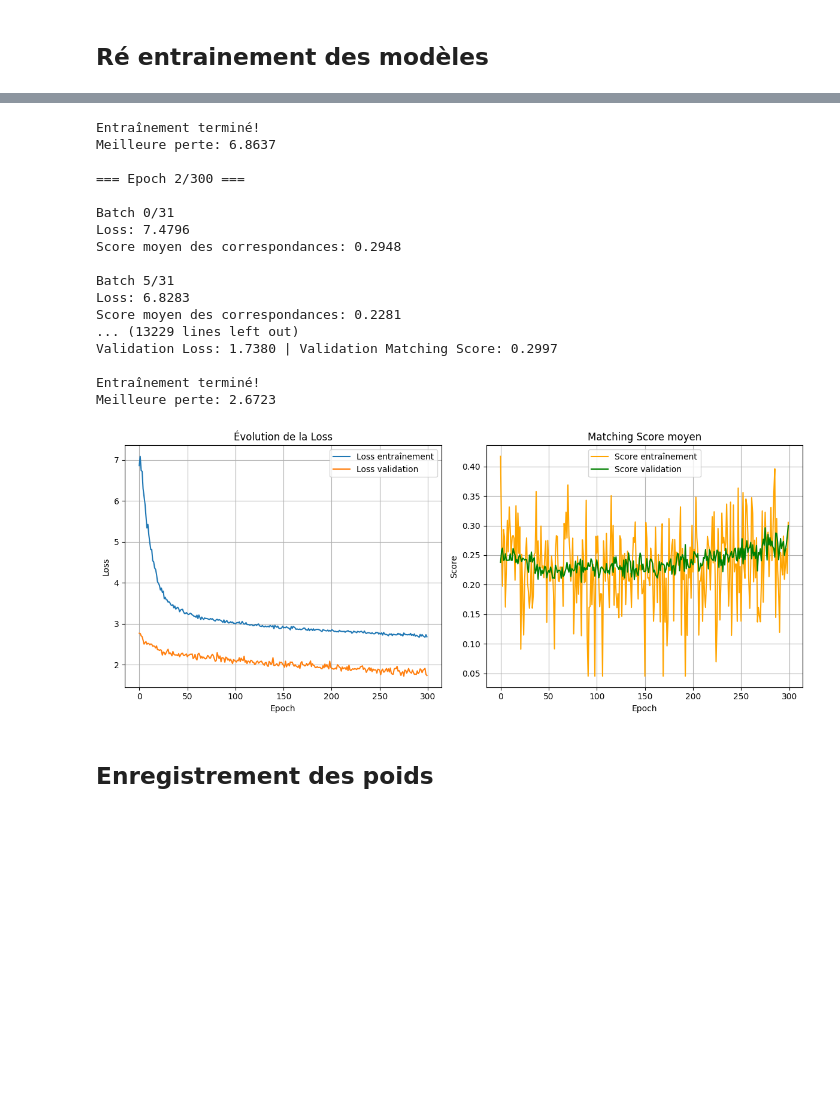
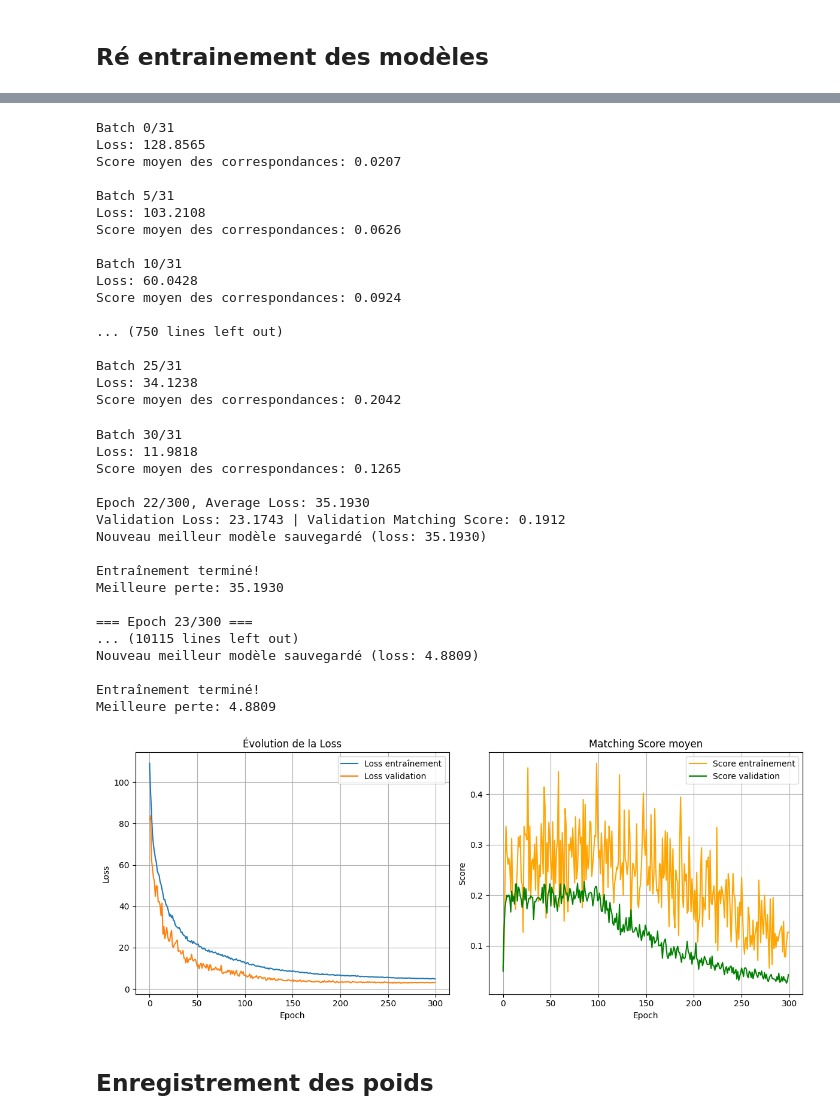
Before and after one commit to Aymane2001-star/Matching_LightGlue, a Jupyter notebook: gluefactory/finetuning_SP_LG.ipynb, the cells around one changed output, grey strips where cells are left out. Drawn from its saved outputs; the diff is of its cells as text; code cells hidden in the pictures; blank space fills up the shorter version.

```diff
--- a/gluefactory/finetuning_SP_LG.ipynb
+++ b/gluefactory/finetuning_SP_LG.ipynb
@@ -510,8 +510,8 @@ for epoch in range(epochs):
             #print(f"features1['descriptors']: {features1['descriptors'].shape}")  # [B, D, N]
 
             # Sélectionner seulement les 11 premiers points et leurs descripteurs
-            keypoints1, descriptors1, loss1 = extractor.find_closest_keypoints(features1["keypoints"], features1["descriptors"], gt_kpts1, features1["dense_descriptors"], lambda_weight=0.7) #[:, :11, :]  # Limiter à 11 points
-            keypoints2, descriptors2, loss2 = extractor.find_closest_keypoints(features2["keypoints"], features2["descriptors"], gt_kpts2, features2["dense_descriptors"], lambda_weight=0.7)#[:, :11, :]  # Limiter à 11 points
+            keypoints1, descriptors1, loss1 = extractor.find_closest_keypoints(features1["keypoints"], features1["descriptors"].transpose(-1,-2), gt_kpts1, features1["dense_descriptors"], lambda_weight=0.7) #[:, :11, :]  # Limiter à 11 points
+            keypoints2, descriptors2, loss2 = extractor.find_closest_keypoints(features2["keypoints"], features2["descriptors"].transpose(-1,-2), gt_kpts2, features2["dense_descriptors"], lambda_weight=0.7)#[:, :11, :]  # Limiter à 11 points
             #################################################################################################################################
             #keypoints1, descriptors1, mask1 = extractor.match_gt_to_predicted_keypoints(features1["keypoints"], features1["descriptors"],gt_kpts1, max_dist=15.0)
             # Par exemple, loss = % de GT matchés
@@ -623,8 +623,8 @@ for epoch in range(epochs):
             data2 = {"image": img2, "original_size": img2.shape[-2:]}
             features1 = extractor(data1)
             features2 = extractor(data2)
-            keypoints1, descriptors1, loss1 = extractor.find_closest_keypoints(features1["keypoints"], features1["descriptors"], gt_kpts1, features1["dense_descriptors"], lambda_weight=0.7) #[:, :11, :]  # Limiter à 11 points
-            keypoints2, descriptors2, loss2 = extractor.find_closest_keypoints(features2["keypoints"], features2["descriptors"], gt_kpts2, features2["dense_descriptors"], lambda_weight=0.7)#[:, :11, :]  # Limiter à 11 points
+            keypoints1, descriptors1, loss1 = extractor.find_closest_keypoints(features1["keypoints"], features1["descriptors"].transpose(-1,-2), gt_kpts1, features1["dense_descriptors"], lambda_weight=0.7) #[:, :11, :]  # Limiter à 11 points
+            keypoints2, descriptors2, loss2 = extractor.find_closest_keypoints(features2["keypoints"], features2["descriptors"].transpose(-1,-2), gt_kpts2, features2["dense_descriptors"], lambda_weight=0.7)#[:, :11, :]  # Limiter à 11 points
 
             #keypoints1, descriptors1, mask1 = extractor.match_gt_to_predicted_keypoints(
             #    features1["keypoints"], features1["descriptors"], gt_kpts1, max_dist=15.0
@@ -740,21 +740,38 @@ Nouveau meilleur modèle sauvegardé (loss: 6.8637)
-Entraînement terminé!
-Meilleure perte: 6.8637
-
-=== Epoch 2/300 ===
-
 Batch 0/31
-Loss: 7.4796
-Score moyen des correspondances: 0.2948
+Loss: 128.8565
+Score moyen des correspondances: 0.0207
 
 Batch 5/31
-Loss: 6.8283
-Score moyen des correspondances: 0.2281
-... (13229 lines left out)
-Validation Loss: 1.7380 | Validation Matching Score: 0.2997
+Loss: 103.2108
+Score moyen des correspondances: 0.0626
 
-Entraînement terminé!
-Meilleure perte: 2.6723
+Batch 10/31
+Loss: 60.0428
+Score moyen des correspondances: 0.0924
+
+... (750 lines left out)
+
+Batch 25/31
+Loss: 34.1238
+Score moyen des correspondances: 0.2042
+Batch 30/31
+Loss: 11.9818
+Score moyen des correspondances: 0.1265
+
+Epoch 22/300, Average Loss: 35.1930
+Validation Loss: 23.1743 | Validation Matching Score: 0.1912
+Nouveau meilleur modèle sauvegardé (loss: 35.1930)
+
+Entraînement terminé!
+Meilleure perte: 35.1930
+
+=== Epoch 23/300 ===
+... (10115 lines left out)
+Nouveau meilleur modèle sauvegardé (loss: 4.8809)
+
+Entraînement terminé!
+Meilleure perte: 4.8809
-[figure, old version]
+[figure, new version]
 # %% [markdown]
 ## Enregistrement des poids
 # %%
```
Also changed, not shown: parts of 4 cells of this notebook, 7 other files.
